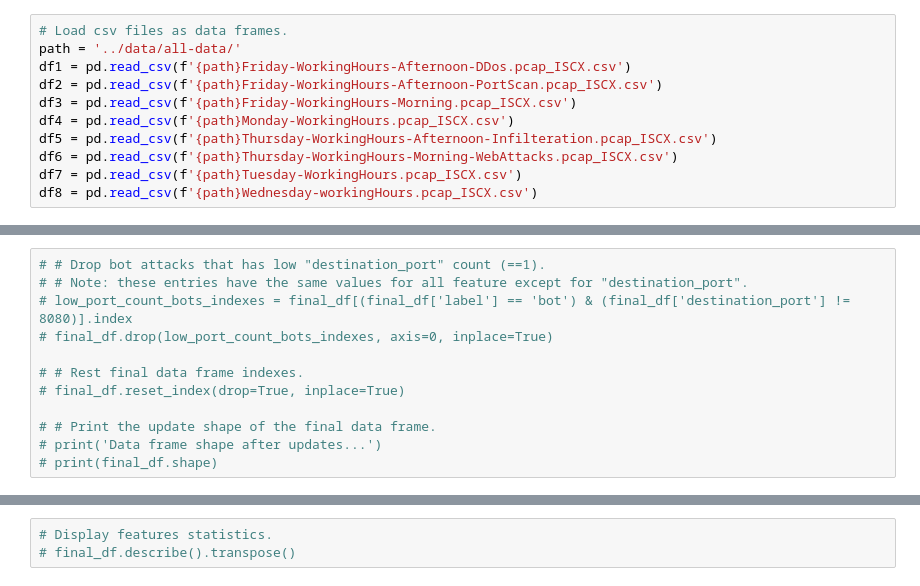
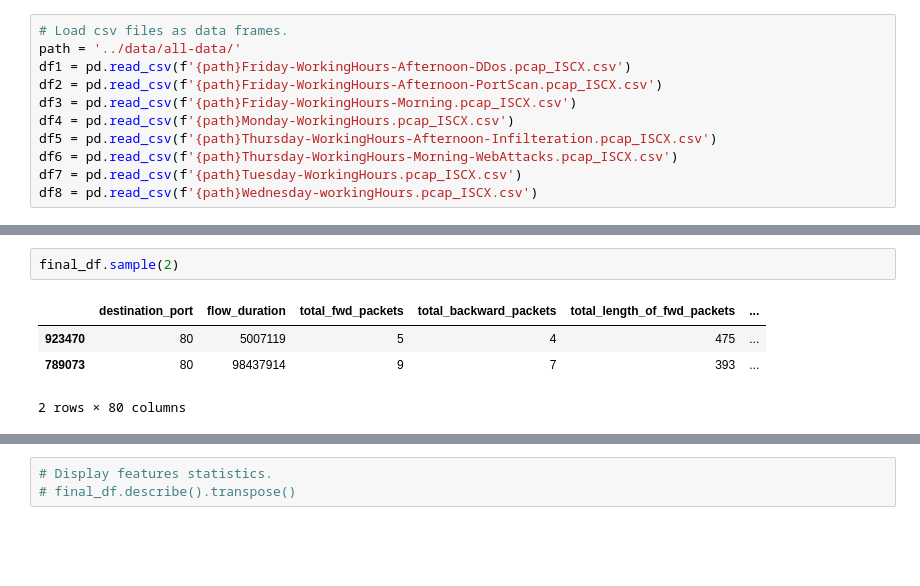
Before and after one commit to aeprogress/networ-intrusion-detection-with-machine-learning, a Jupyter notebook: src/preprocess_eda.ipynb, the cells around one changed output, grey strips where cells are left out. Cells and saved outputs as stored; diff of their text form; blank space fills up the shorter version.

```diff
--- a/src/preprocess_eda.ipynb
+++ b/src/preprocess_eda.ipynb
@@ -223,15 +269,10 @@ Data frame shape after updates...
-# %%
-# # Drop bot attacks that has low "destination_port" count (==1).
-# # Note: these entries have the same values for all feature except for "destination_port".
-# low_port_count_bots_indexes = final_df[(final_df['label'] == 'bot') & (final_df['destination_port'] != 8080)].index
-# final_df.drop(low_port_count_bots_indexes, axis=0, inplace=True)
-
-# # Rest final data frame indexes.
-# final_df.reset_index(drop=True, inplace=True)
-
-# # Print the update shape of the final data frame.
-# print('Data frame shape after updates...')
-# print(final_df.shape)
+# %%
+final_df.sample(2)
+# %% [output]
+|  | destination_port | flow_duration | total_fwd_packets | total_backward_packets | total_length_of_fwd_packets | ... |
+| 923470 | 80 | 5007119 | 5 | 4 | 475 | ... |
+| 789073 | 80 | 98437914 | 9 | 7 | 393 | ... |
+2 rows × 80 columns
 # %%
 # Plot Attck Label distibution.
 final_df.label.value_counts().plot.bar()
```
Also changed, not shown: parts of 34 cells of this notebook, 1 other file.
